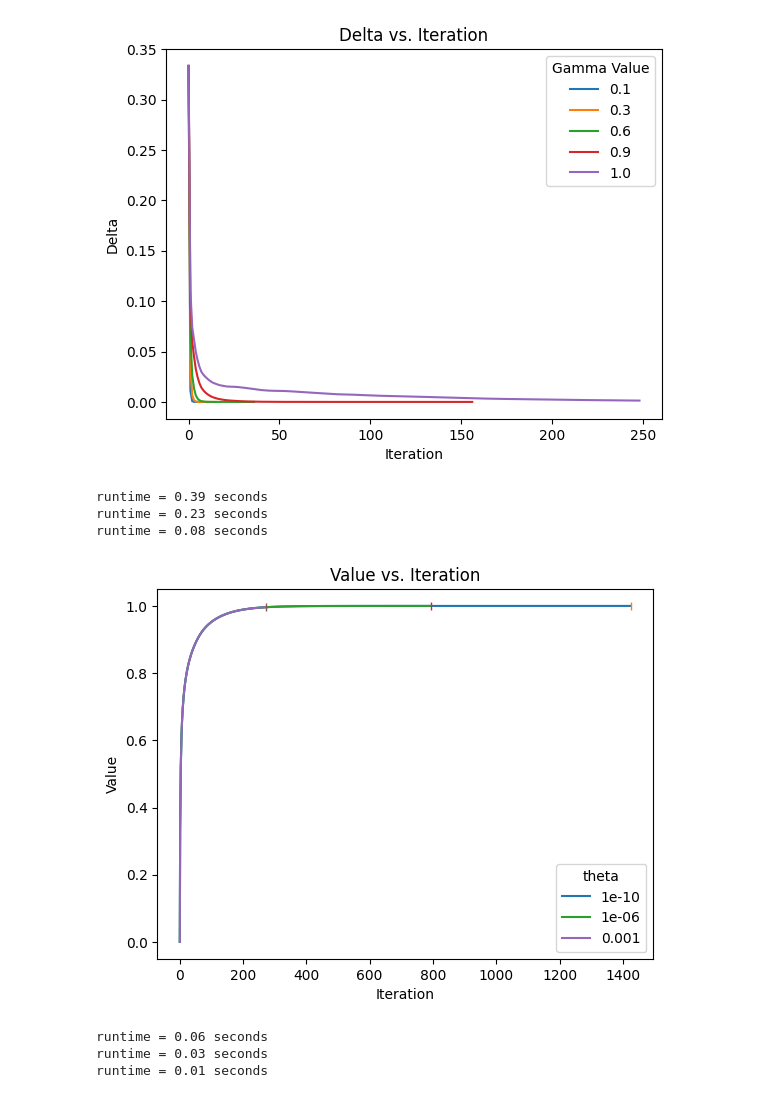
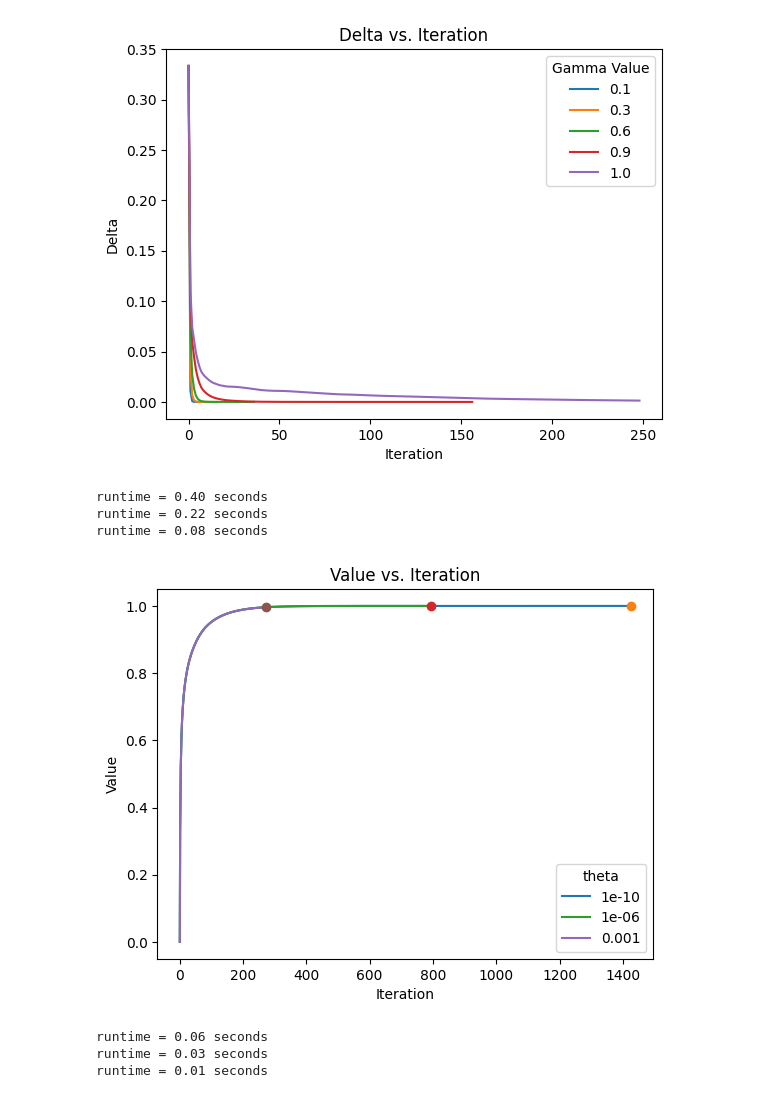
Before and after one commit to kittyschulz/mdp, a Jupyter notebook: mdp.ipynb, the cells around one changed output. Saved outputs shown, nothing was run; the diff lists cells and outputs as text; code cells hidden in the pictures.

```diff
--- a/mdp.ipynb
+++ b/mdp.ipynb
@@ -219,8 +221,12 @@ grid_values_heat_map(fl16_V, 16, "State Values")
 fig, ax = plt.subplots()
 for g in [0., 0.3, 0.6, 1.]:
     planner = Planner(frozen_lake_16.P)
+    try:
+        j = np.where(np.amax(V_track, axis=1)[1:] == 0)[0][0]
+    except:
+        j = 1000
     V, V_track, delta_track, reward_track, pi = fl16_planner.value_iteration(gamma=g, n_iters=5000, theta=1e-10)
-    ax.plot(np.arange(1, 5001), np.amax(V_track, axis=1))
+    ax.plot(np.arange(j), np.amax(V_track, axis=1)[:j])
 ax.set_xlabel('Iteration')
 ax.set_ylabel('Value')
 ax.set_title('Value vs. Iteration')
@@ -235,8 +241,12 @@ runtime = 4.16 seconds
 fig, ax = plt.subplots()
 for g in [0., 0.3, 0.6, 1.]:
     planner = Planner(frozen_lake_8.P)
+    try:
+        j = np.where(np.amax(V_track, axis=1)[1:] == 0)[0][0]
+    except:
+        j = 1000
     V, V_track, delta_track, reward_track, pi = fl8_planner.value_iteration(gamma=g, n_iters=1500, theta=1e-10)
-    ax.plot(np.arange(1, 1501), np.amax(V_track, axis=1))
+    ax.plot(np.arange(j), np.amax(V_track, axis=1)[:j])
 ax.set_xlabel('Iteration')
 ax.set_ylabel('Value')
 ax.set_title('Value vs. Iteration')
@@ -294,21 +304,21 @@ runtime = 0.29 seconds
 # %%
 fig, ax = plt.subplots()
 for t in [1e-10, 1e-6, 1e-3]:
     planner = Planner(frozen_lake_8.P)
     V, V_track, delta_track, reward_track, pi = fl8_planner.value_iteration(gamma=1., n_iters=1500, theta=t)
     j = np.where(np.amax(V_track, axis=1)[1:] == 0)[0][0]
     ax.plot(np.arange(j), np.amax(V_track, axis=1)[:j], label=t)
-    ax.plot(j, np.amax(V_track, axis=1)[j], marker='|')
+    ax.plot(j, np.amax(V_track, axis=1)[j], marker='o')
 ax.set_xlabel('Iteration')
 ax.set_ylabel('Value')
 ax.set_title('Value vs. Iteration')
 ax.legend(title="theta")
 plt.show()
 # %% [output]
-runtime = 0.39 seconds
-runtime = 0.23 seconds
+runtime = 0.40 seconds
+runtime = 0.22 seconds
 runtime = 0.08 seconds
-[figure, old version]
+[figure, new version]
 # %%
 fig, ax = plt.subplots()
 for t in [1e-10, 1e-6, 1e-3]:
```
Also changed, not shown: parts of 6 cells of this notebook.
